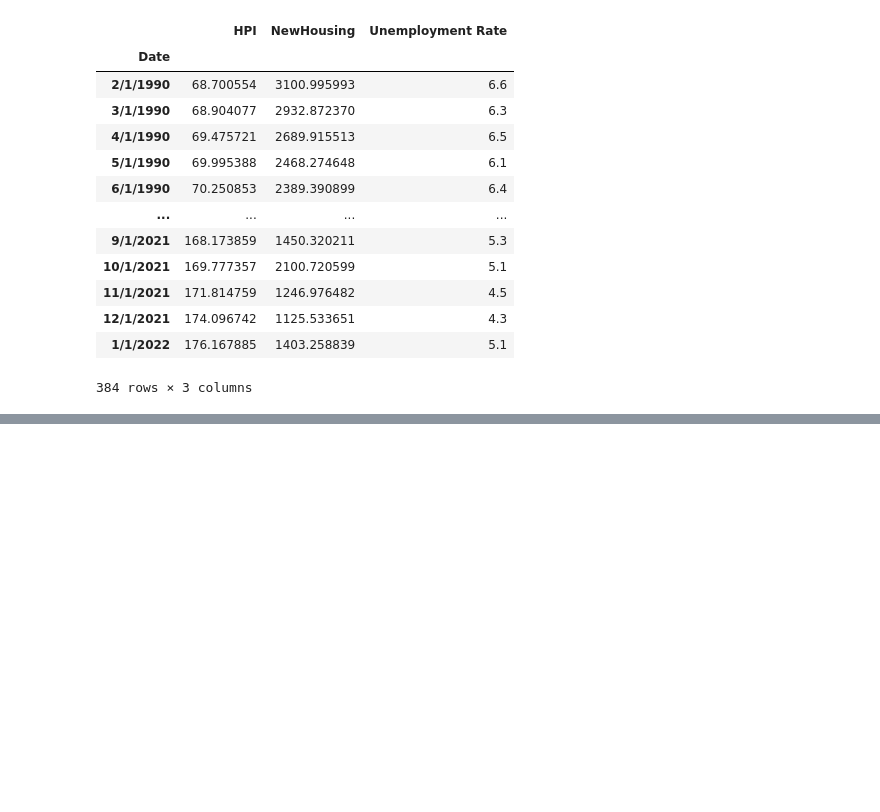
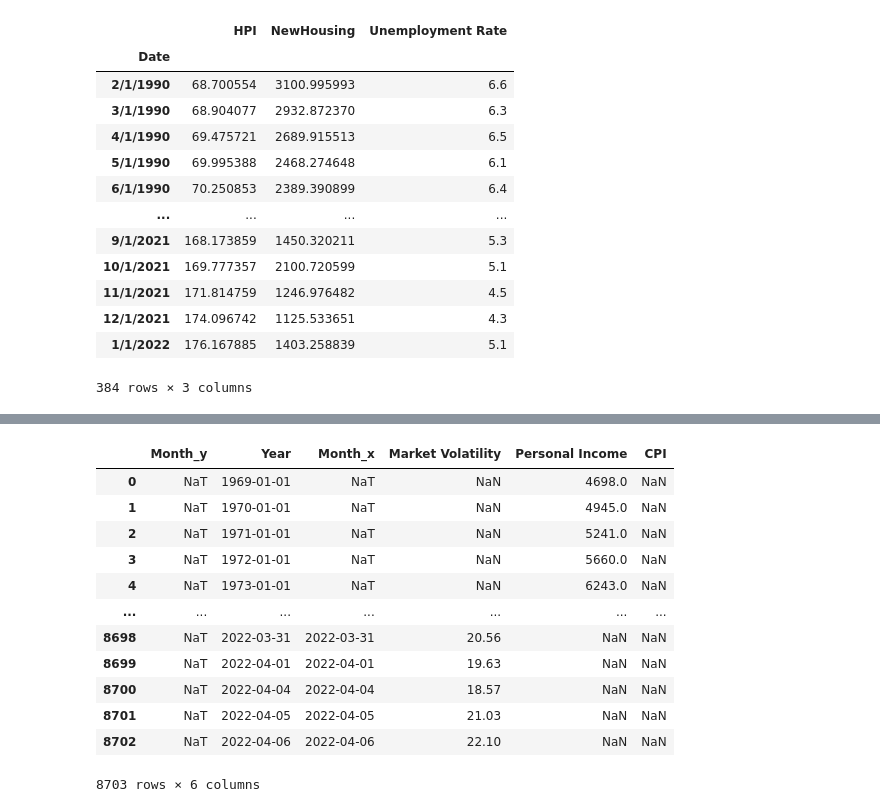
Before and after one commit to oh-be/project4, a Jupyter notebook: Features Datasets/Features.ipynb, the cells around one changed output, grey strips where cells are left out. Drawn from its saved outputs; the diff is of its cells as text; code cells hidden in the pictures; blank space fills up the shorter version.

```diff
--- a/Features Datasets/Features.ipynb
+++ b/Features Datasets/Features.ipynb
@@ -371,0 +382,18 @@ cpi_df
+# %%
+df = pd.read_parquet('data_export_1649528147654.parquet.gzip')
+# %%
+df
+# %% [output]
+|  | Month_y | Year | Month_x | Market Volatility | Personal Income | CPI |
+| 0 | NaT | 1969-01-01 | NaT | NaN | 4698.0 | NaN |
+| 1 | NaT | 1970-01-01 | NaT | NaN | 4945.0 | NaN |
+| 2 | NaT | 1971-01-01 | NaT | NaN | 5241.0 | NaN |
+| 3 | NaT | 1972-01-01 | NaT | NaN | 5660.0 | NaN |
+| 4 | NaT | 1973-01-01 | NaT | NaN | 6243.0 | NaN |
+| ... | ... | ... | ... | ... | ... | ... |
+| 8698 | NaT | 2022-03-31 | 2022-03-31 | 20.56 | NaN | NaN |
+| 8699 | NaT | 2022-04-01 | 2022-04-01 | 19.63 | NaN | NaN |
+| 8700 | NaT | 2022-04-04 | 2022-04-04 | 18.57 | NaN | NaN |
+| 8701 | NaT | 2022-04-05 | 2022-04-05 | 21.03 | NaN | NaN |
+| 8702 | NaT | 2022-04-06 | 2022-04-06 | 22.10 | NaN | NaN |
+8703 rows × 6 columns
```
Also changed, not shown: parts of 5 cells of this notebook, 3 other files.
